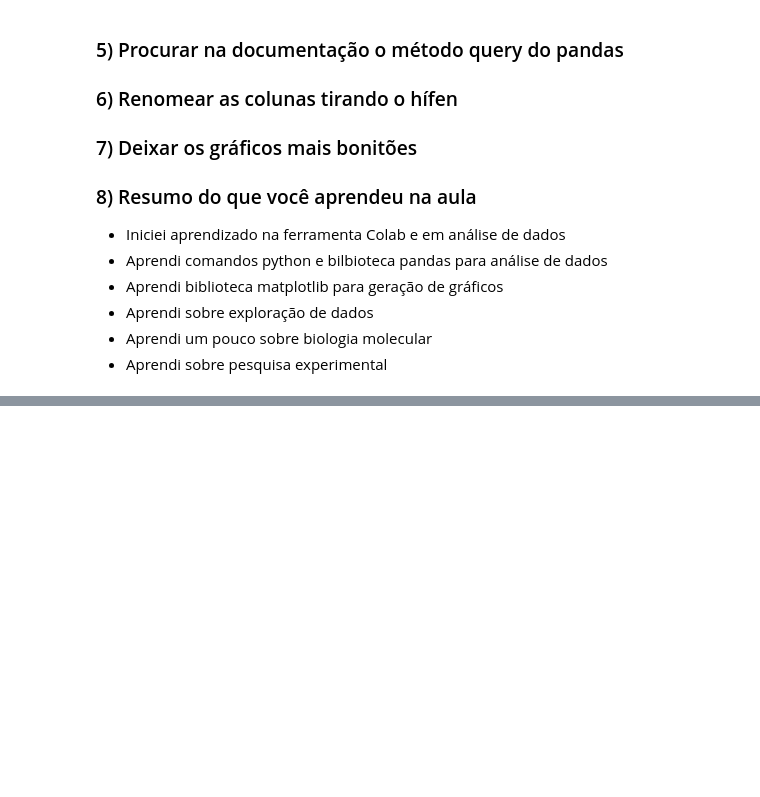
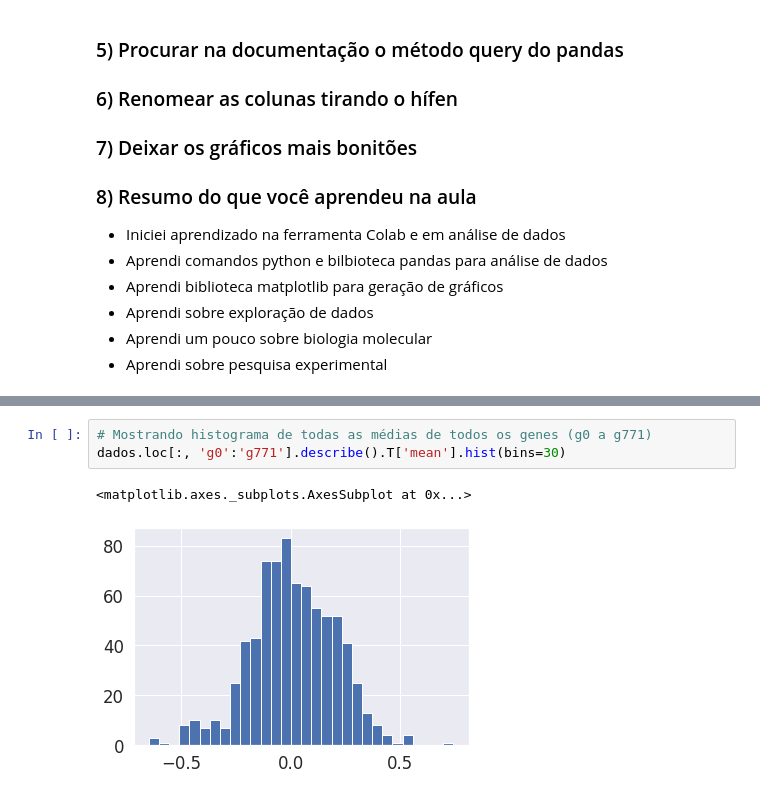
Before and after one commit to gedoztech/imersao_dados_alura, a Jupyter notebook: Imersão_Dados_3_Alura.ipynb, the cells around one changed output, grey strips where cells are left out. Drawn from its saved outputs; the diff is of its cells as text; blank space fills up the shorter version.

```diff
--- a/Imersão_Dados_3_Alura.ipynb
+++ b/Imersão_Dados_3_Alura.ipynb
@@ -202,0 +327,6 @@ Length: 18995, dtype: int64
+# %%
+# Mostrando histograma de todas as médias de todos os genes (g0 a g771)
+dados.loc[:, 'g0':'g771'].describe().T['mean'].hist(bins=30)
+# %% [output]
+<matplotlib.axes._subplots.AxesSubplot at 0x...>
+[figure, added]
```
Also changed, not shown: parts of 37 cells of this notebook.
